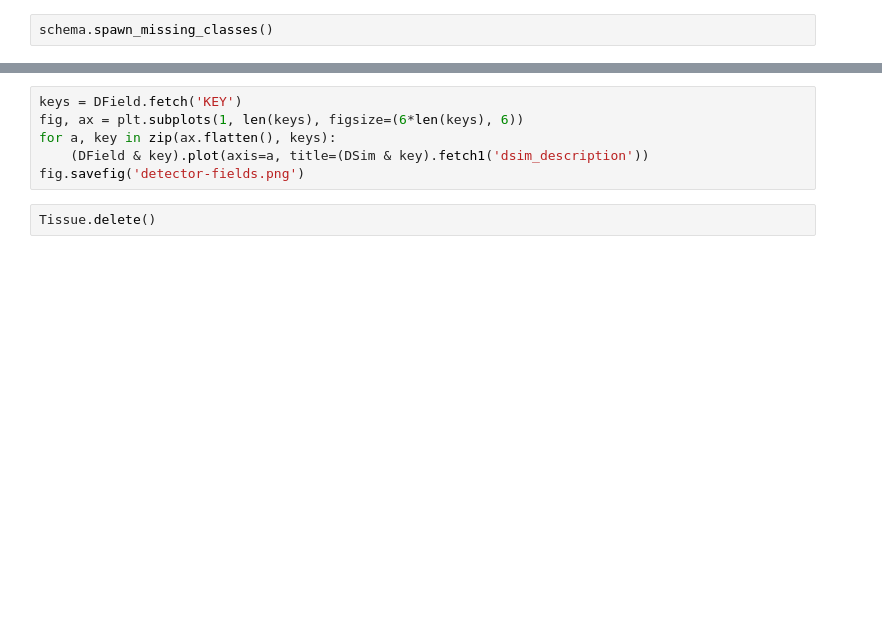
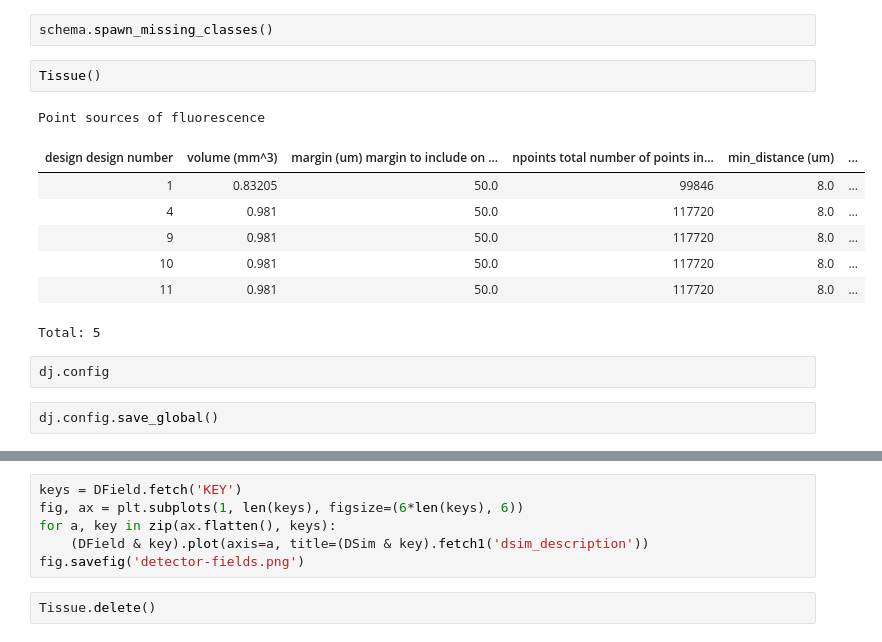
Before and after one commit to datajoint-company/neurophotonics, a Jupyter notebook: notebooks/Photonics.ipynb, the cells around one changed output, grey strips where cells are left out. Cells and saved outputs as stored; diff of their text form; blank space fills up the shorter version.

```diff
--- a/notebooks/Photonics.ipynb
+++ b/notebooks/Photonics.ipynb
@@ -6,4 +55,19 @@ from photonics.fields import *
 # %%
 schema.spawn_missing_classes()
+# %%
+Tissue()
+# %% [output]
+Point sources of fluorescence
+| design design number | volume (mm^3) | margin (um) margin to include on ... | npoints total number of points in... | min_distance (um) | ... |
+| 1 | 0.83205 | 50.0 | 99846 | 8.0 | ... |
+| 4 | 0.981 | 50.0 | 117720 | 8.0 | ... |
+| 9 | 0.981 | 50.0 | 117720 | 8.0 | ... |
+| 10 | 0.981 | 50.0 | 117720 | 8.0 | ... |
+| 11 | 0.981 | 50.0 | 117720 | 8.0 | ... |
+Total: 5
+# %%
+dj.config
+# %%
+dj.config.save_global()
 # %%
 dj.Diagram(schema)
```
Also changed, not shown: parts of 12 cells of this notebook, 3 other files.
